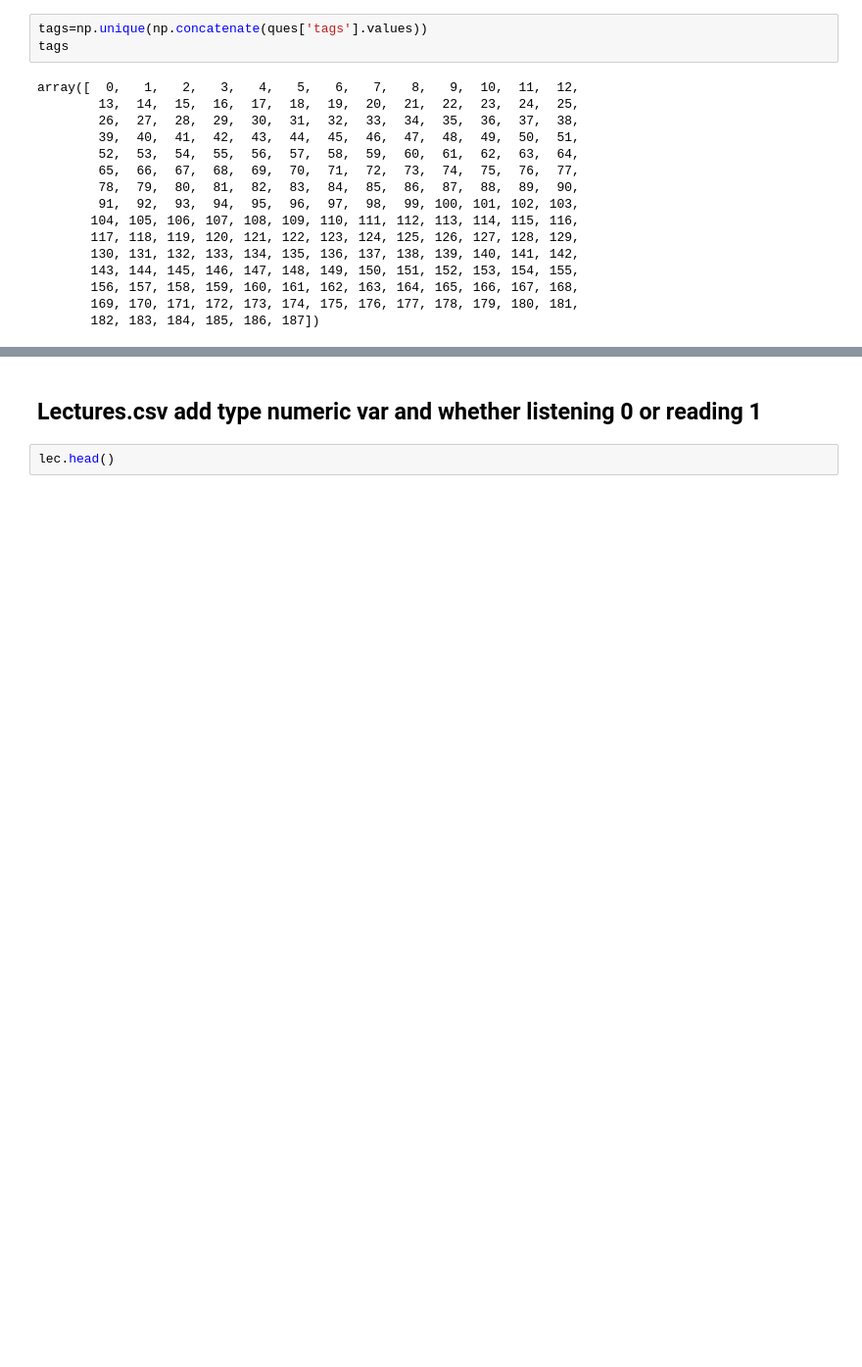
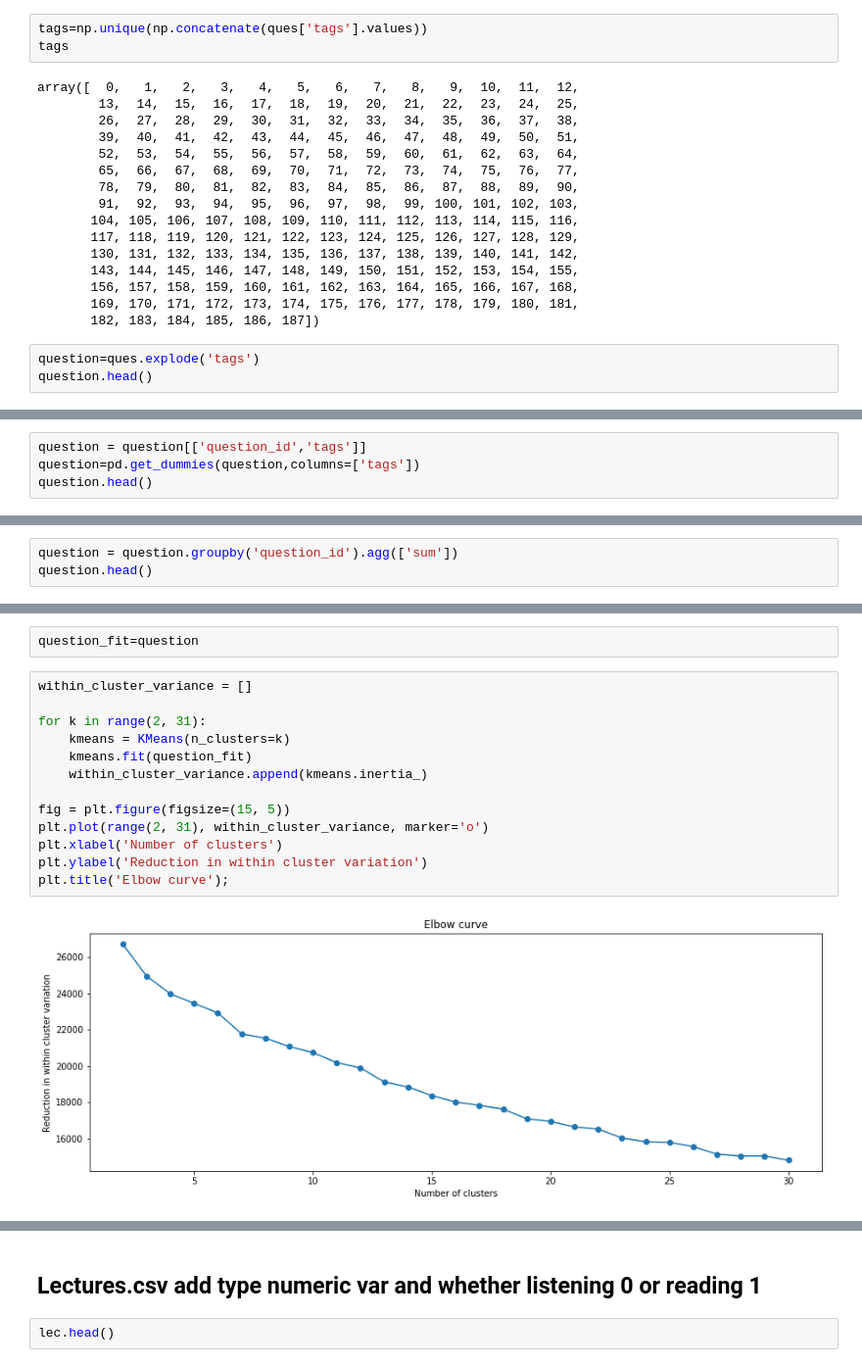
Before and after one commit to JiaxiYang1992/Kaggle-Riiid-, a Jupyter notebook: EDA/Kaggle Jiaxi.ipynb, the cells around one changed output, grey strips where cells are left out. Shown at 98% size. Cells and saved outputs as stored; diff of their text form; blank space fills up the shorter version.

Commit message:
Update Kaggle Jiaxi.ipynb
Add Clustering

```diff
--- a/EDA/Kaggle Jiaxi.ipynb
+++ b/EDA/Kaggle Jiaxi.ipynb
@@ -112,3 +110,6 @@ array([  0,   1,   2,   3,   4,   5,   6,   7,   8,   9,  10,  11,  12,
        156, 157, 158, 159, 160, 161, 162, 163, 164, 165, 166, 167, 168,
        169, 170, 171, 172, 173, 174, 175, 176, 177, 178, 179, 180, 181,
        182, 183, 184, 185, 186, 187])
+# %%
+question=ques.explode('tags')
+question.head()
@@ -114,0 +123,4 @@ array([  0,   1,   2,   3,   4,   5,   6,   7,   8,   9,  10,  11,  12,
+# %%
+question = question[['question_id','tags']]
+question=pd.get_dummies(question,columns=['tags'])
+question.head()
@@ -114,0 +135,3 @@ array([  0,   1,   2,   3,   4,   5,   6,   7,   8,   9,  10,  11,  12,
+# %%
+question = question.groupby('question_id').agg(['sum'])
+question.head()
@@ -114,0 +148,17 @@ array([  0,   1,   2,   3,   4,   5,   6,   7,   8,   9,  10,  11,  12,
+# %%
+question_fit=question
+# %%
+within_cluster_variance = []
+
+for k in range(2, 31):
+    kmeans = KMeans(n_clusters=k)
+    kmeans.fit(question_fit)
+    within_cluster_variance.append(kmeans.inertia_)
+
+fig = plt.figure(figsize=(15, 5))
+plt.plot(range(2, 31), within_cluster_variance, marker='o')
+plt.xlabel('Number of clusters')
+plt.ylabel('Reduction in within cluster variation')
+plt.title('Elbow curve');
+# %% [output]
+[figure, added]
```
Also changed, not shown: parts of 54 cells of this notebook.
